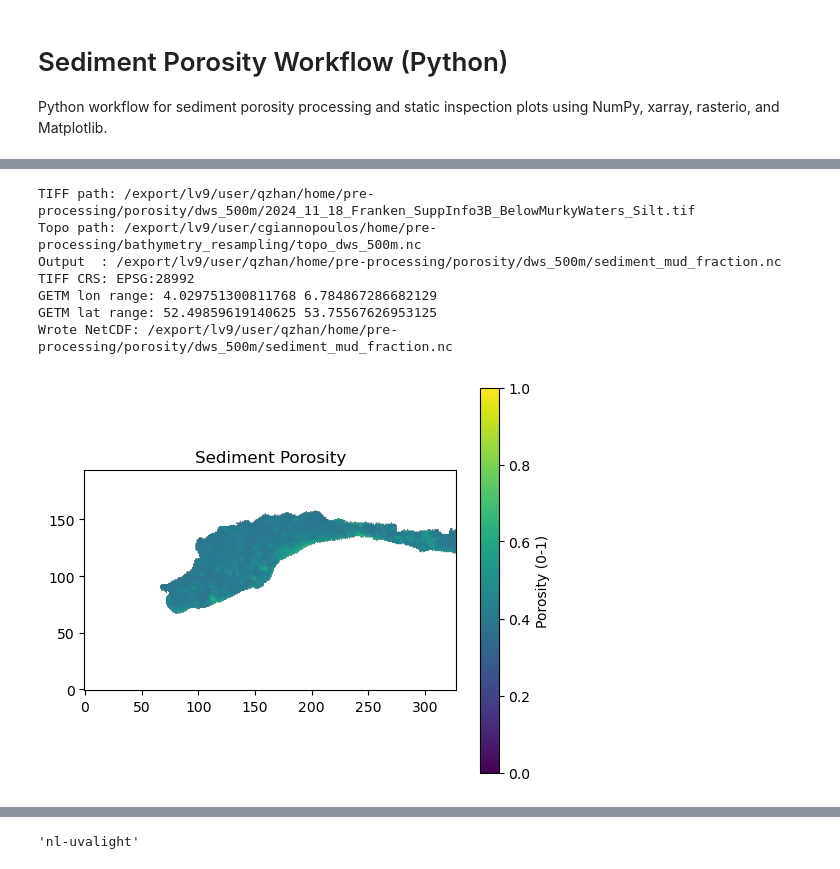
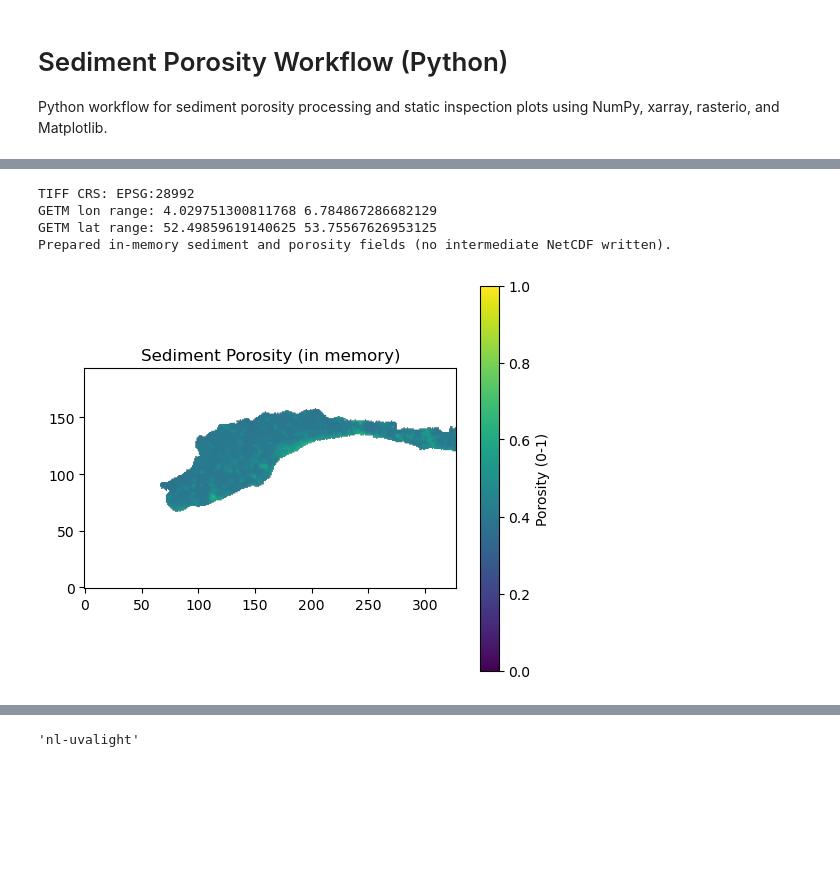
Before and after one commit to LTER-LIFE/Wad_EMOaaS, a Jupyter notebook: input_scripts/porosity/Sedprop_python.ipynb, the cells around one changed output, grey strips where cells are left out. Saved outputs shown, nothing was run; the diff lists cells and outputs as text; code cells hidden in the pictures; blank space fills up the shorter version.

Commit message:
Cleaned up notebook for porosity dws_500m

```diff
--- a/input_scripts/porosity/Sedprop_python.ipynb
+++ b/input_scripts/porosity/Sedprop_python.ipynb
@@ -40,6 +36,4 @@ Output  : /export/lv9/user/qzhan/home/pre-processing/porosity/dws_500m/sediment_
 # %%
-
-
 # ------------------------------------------------------------
 # 1) Load TIFF and GETM topology
 # ------------------------------------------------------------
@@ -81,74 +75,45 @@ with Dataset(topo_nc, 'r') as nc:
 dim_xc, dim_yc = lonc.shape
 
 print('TIFF CRS:', silt_crs)
 print('GETM lon range:', float(np.nanmin(lonc)), float(np.nanmax(lonc)))
 print('GETM lat range:', float(np.nanmin(latc)), float(np.nanmax(latc)))
 
 # ------------------------------------------------------------
 # 3) Sample reprojected raster at GETM grid cell centers
 # ------------------------------------------------------------
 xy = np.column_stack([lonc.ravel(), latc.ravel()])
 rows, cols = rowcol(transform_ll, xy[:, 0], xy[:, 1])
 rows = np.asarray(rows)
 cols = np.asarray(cols)
 
 vals = np.full(len(rows), np.nan, dtype='float32')
 in_bounds = (rows >= 0) & (rows < height_ll) & (cols >= 0) & (cols < width_ll)
 vals[in_bounds] = silt_ll[rows[in_bounds], cols[in_bounds]]
 
+# In-memory Wadden Sea fields on GETM grid
 silt_arr = vals.reshape(dim_xc, dim_yc)
+mud_arr_from_tif = np.asarray(silt_arr, dtype=float)
+ws_arr_from_tif = 0.387 + 0.415 * (mud_arr_from_tif / 100.0)
+
+# Keep sea values only
+mud_arr_from_tif[mud_arr_from_tif < 0] = np.nan
+ws_arr_from_tif[mud_arr_from_tif < 0] = np.nan
+
+print('Prepared in-memory sediment and porosity fields (no intermediate NetCDF written).')
 
 # ------------------------------------------------------------
-# 4) Handle NA and compute porosity
-# ------------------------------------------------------------
-fill_na_with = -999.0
-silt_arr_filled = np.where(np.isnan(silt_arr), fill_na_with, silt_arr)
-
-# R formula: porosity = 0.387 + 0.415 * (silt_fraction/100)
-porosity_arr = 0.387 + 0.415 * (silt_arr_filled / 100.0)
-porosity_arr = np.where(silt_arr_filled == fill_na_with, fill_na_with, porosity_arr)
-
-# ------------------------------------------------------------
-# 5) Write to NetCDF
-# ------------------------------------------------------------
-out_nc.parent.mkdir(parents=True, exist_ok=True)
-with Dataset(out_nc, 'w', format='NETCDF4') as ncnew:
-    ncnew.createDimension('xc', dim_xc)
-    ncnew.createDimension('yc', dim_yc)
-
-    lon_var = ncnew.createVariable('lonc', 'f4', ('xc', 'yc'), fill_value=1e20)
-    lat_var = ncnew.createVariable('latc', 'f4', ('xc', 'yc'), fill_value=1e20)
-    mud_var = ncnew.createVariable('mud_fraction', 'f4', ('xc', 'yc'), fill_value=fill_na_with)
-    por_var = ncnew.createVariable('porosity', 'f4', ('xc', 'yc'), fill_value=fill_na_with)
-
-    lon_var[:] = lonc
-    lat_var[:] = latc
-    mud_var[:] = silt_arr_filled.astype('float32')
-    por_var[:] = porosity_arr.astype('float32')
-
-    ncnew.type = 'Sediment mud fraction file for GETM'
-    ncnew.gridid = 'North Sea and Wadden Sea'
-    ncnew.history = 'Created: ' + datetime.now().strftime('%Y-%m-%d %H:%M')
-
-print('Wrote NetCDF:', out_nc)
-
-# ------------------------------------------------------------
-# 6) Optional quick plot
+# 4) Optional quick plot of in-memory porosity
 # ------------------------------------------------------------
 plt.figure(figsize=(6, 5))
-plot_arr = porosity_arr.copy()
-plot_arr[plot_arr < 0] = np.nan
+plot_arr = ws_arr_from_tif.copy()
 plt.imshow(plot_arr, origin='lower', vmin=0, vmax=1, cmap='viridis')
 plt.colorbar(label='Porosity (0-1)')
-plt.title('Sediment Porosity')
+plt.title('Sediment Porosity (in memory)')
 plt.show()
 # %% [output]
-TIFF path: /export/lv9/user/qzhan/home/pre-processing/porosity/dws_500m/2024_11_18_Franken_SuppInfo3B_BelowMurkyWaters_Silt.tif
-Topo path: /export/lv9/user/cgiannopoulos/home/pre-processing/bathymetry_resampling/topo_dws_500m.nc
-Output  : /export/lv9/user/qzhan/home/pre-processing/porosity/dws_500m/sediment_mud_fraction.nc
 TIFF CRS: EPSG:28992
 GETM lon range: 4.029751300811768 6.784867286682129
 GETM lat range: 52.49859619140625 53.75567626953125
-Wrote NetCDF: /export/lv9/user/qzhan/home/pre-processing/porosity/dws_500m/sediment_mud_fraction.nc
+Prepared in-memory sediment and porosity fields (no intermediate NetCDF written).
-[figure, old version]
+[figure, new version]
 # %%
```
Also changed, not shown: parts of 8 cells of this notebook.
